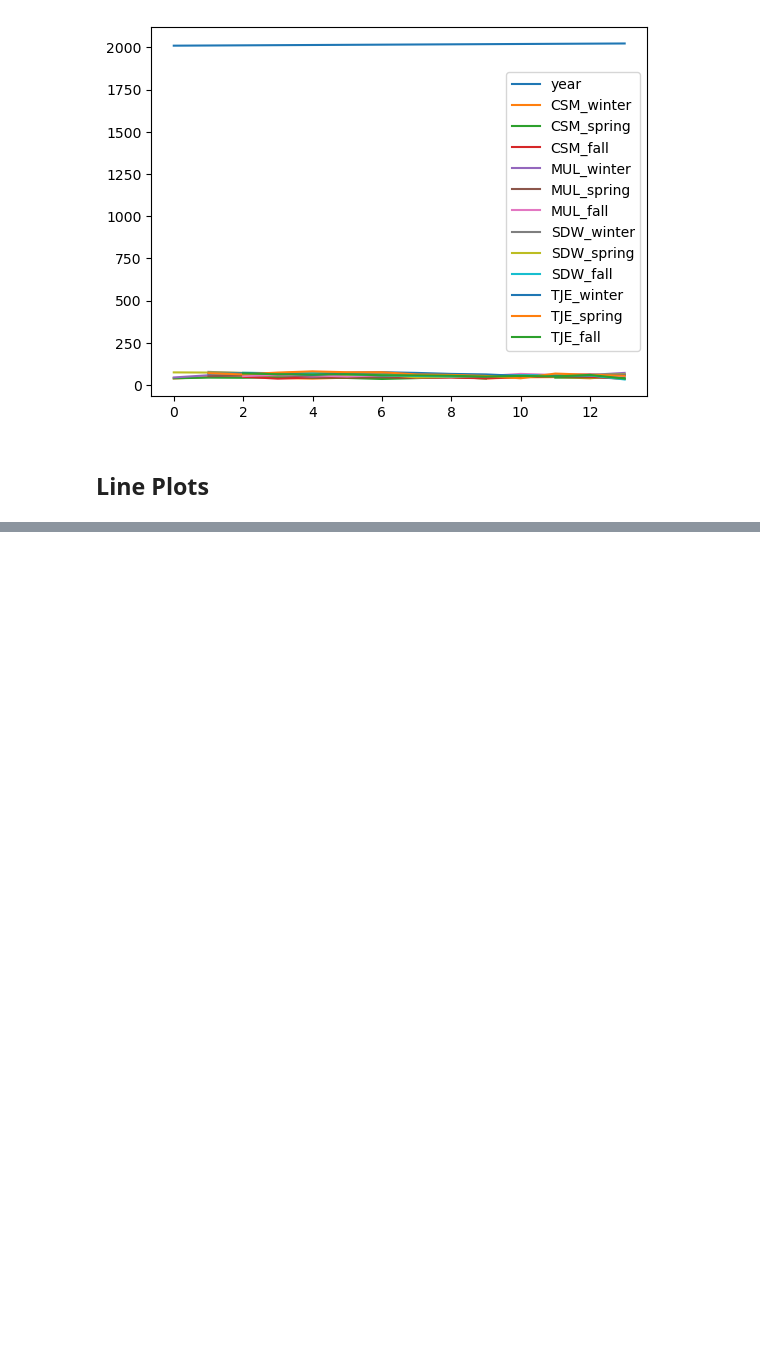
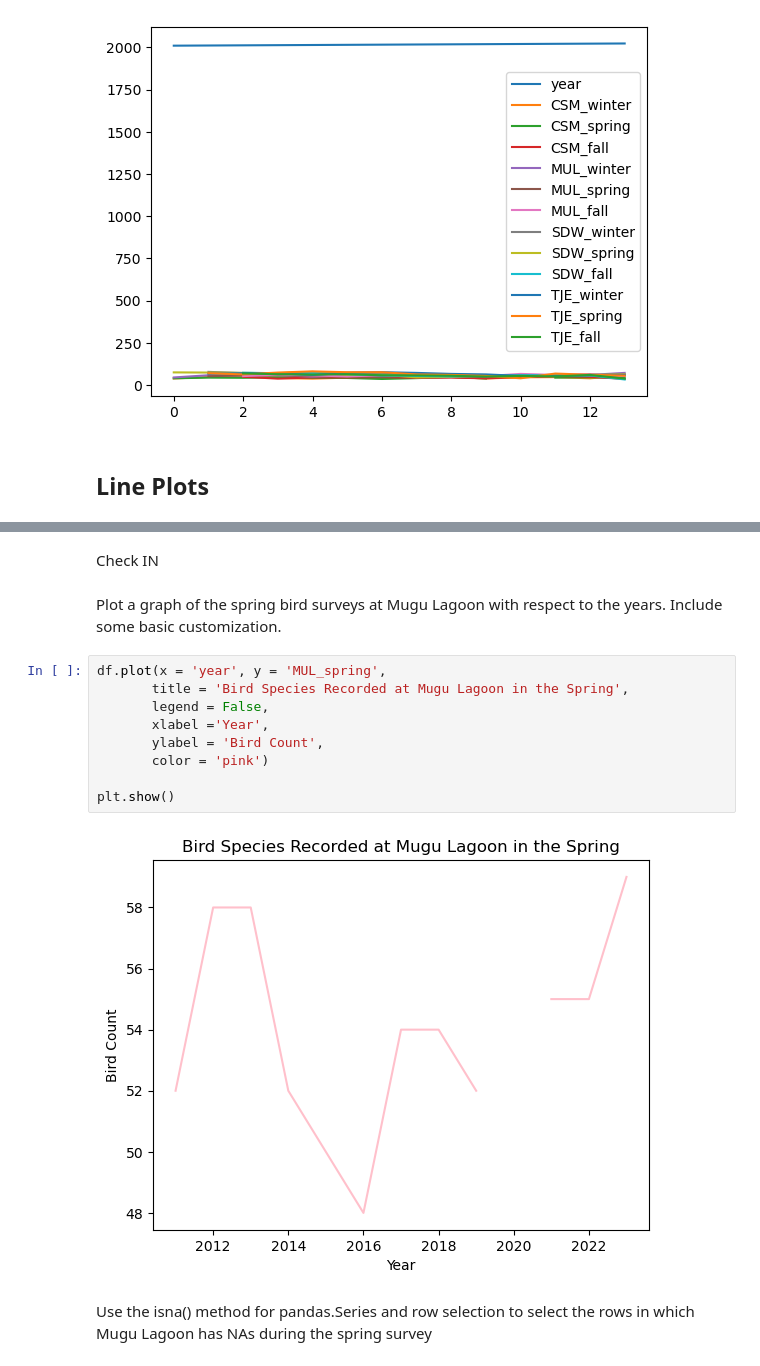
Before and after one commit to ethan-mathews24/eds220-in-class, a Jupyter notebook: Week1/week1-basic-plotting.ipynb, the cells around one changed output, grey strips where cells are left out. Saved outputs shown, nothing was run; the diff lists cells and outputs as text; blank space fills up the shorter version.

```diff
--- a/Week1/week1-basic-plotting.ipynb
+++ b/Week1/week1-basic-plotting.ipynb
@@ -38,0 +72,17 @@ df.plot()
+# %% [markdown]
+Check IN
+# %% [markdown]
+Plot a graph of the spring bird surveys at Mugu Lagoon with respect to the years. Include some basic customization.
+# %%
+df.plot(x = 'year', y = 'MUL_spring',
+       title = 'Bird Species Recorded at Mugu Lagoon in the Spring',
+       legend = False,
+       xlabel ='Year',
+       ylabel = 'Bird Count',
+       color = 'pink')
+
+plt.show()
+# %% [output]
+[figure, added]
+# %% [markdown]
+Use the isna() method for pandas.Series and row selection to select the rows in which Mugu Lagoon has NAs during the spring survey
```
Also changed, not shown: parts of 46 cells of this notebook, 1 other file.
